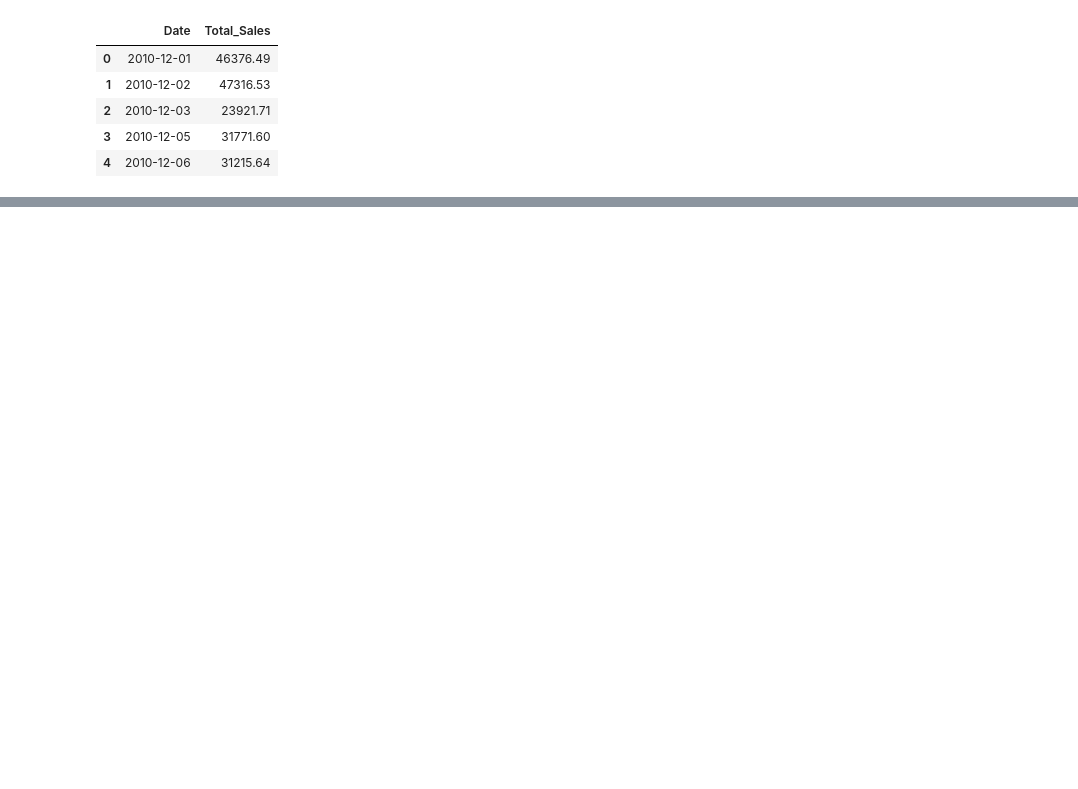
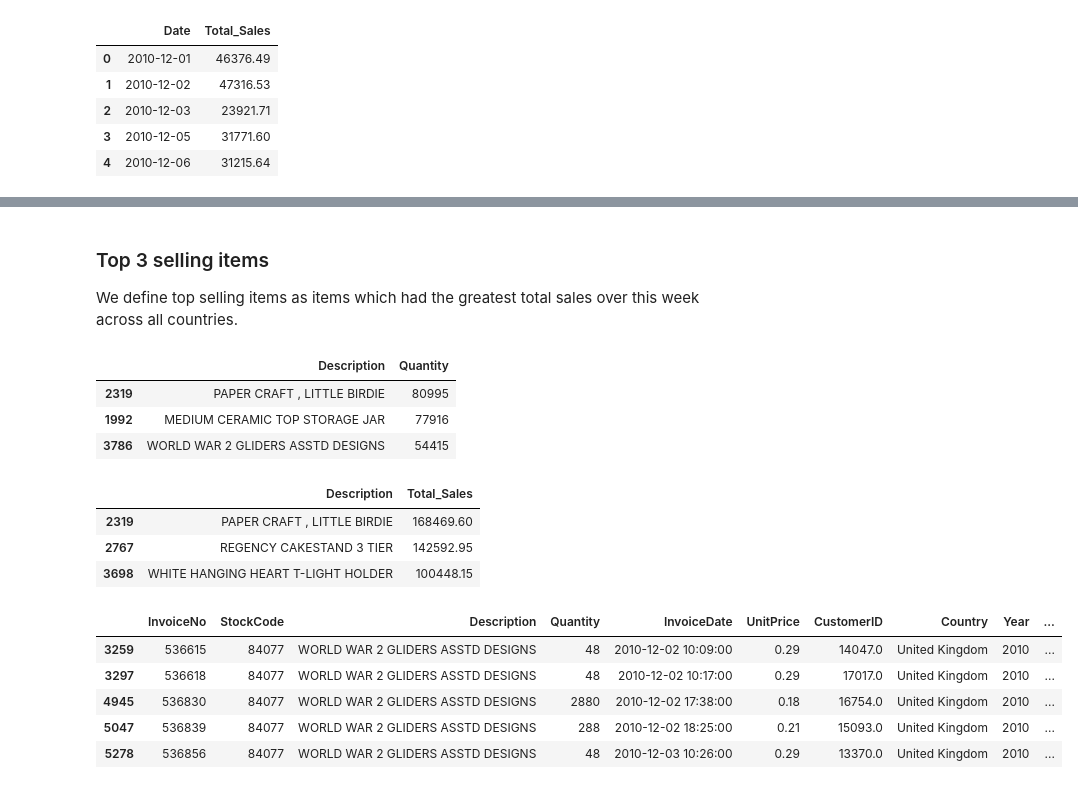
Before and after one commit to sheetalbongale/Retail-Time-Series-Analysis-and-Forecasting, a Jupyter notebook: 01_EDA_and_Feature_Engineering.ipynb, the cells around one changed output, grey strips where cells are left out. Saved outputs shown, nothing was run; the diff lists cells and outputs as text; code cells hidden in the pictures; blank space fills up the shorter version.

```diff
--- a/01_EDA_and_Feature_Engineering.ipynb
+++ b/01_EDA_and_Feature_Engineering.ipynb
@@ -382,3 +370,35 @@ fig.update_layout(xaxis_title="Date", yaxis_title="Total Sales Amount", title='D
 fig.show()
 # %% [output]
 [interactive output not drawn]
+# %% [markdown]
+###  Top 3 selling items
+We define top selling items as items which had the greatest total sales over this
+week across all countries.
+# %%
+top_3 = df.groupby(['Description']).sum()['Quantity'].reset_index().sort_values(by=['Quantity'], ascending = False)
+top_3.head(3)
+# %% [output]
+|  | Description | Quantity |
+| 2319 | PAPER CRAFT , LITTLE BIRDIE | 80995 |
+| 1992 | MEDIUM CERAMIC TOP STORAGE JAR | 77916 |
+| 3786 | WORLD WAR 2 GLIDERS ASSTD DESIGNS | 54415 |
+# %%
+# Lets check what are the top 3 selling items with respect to total revenue
+df.groupby(['Description']).sum()['Total_Sales'].reset_index().sort_values(by=['Total_Sales'], ascending = False).head(3)
+# %% [output]
+|  | Description | Total_Sales |
+| 2319 | PAPER CRAFT , LITTLE BIRDIE | 168469.60 |
+| 2767 | REGENCY CAKESTAND 3 TIER | 142592.95 |
+| 3698 | WHITE HANGING HEART T-LIGHT HOLDER | 100448.15 |
+# %%
+df_top3 = df.loc[(df['Description']=='PAPER CRAFT , LITTLE BIRDIE') |
+       (df['Description']=='MEDIUM CERAMIC TOP STORAGE JAR') |
+      (df['Description']=='WORLD WAR 2 GLIDERS ASSTD DESIGNS')]
+df_top3.head()
+# %% [output]
+|  | InvoiceNo | StockCode | Description | Quantity | InvoiceDate | UnitPrice | CustomerID | Country | Year | ... |
+| 3259 | 536615 | 84077 | WORLD WAR 2 GLIDERS ASSTD DESIGNS | 48 | 2010-12-02 10:09:00 | 0.29 | 14047.0 | United Kingdom | 2010 | ... |
+| 3297 | 536618 | 84077 | WORLD WAR 2 GLIDERS ASSTD DESIGNS | 48 | 2010-12-02 10:17:00 | 0.29 | 17017.0 | United Kingdom | 2010 | ... |
+| 4945 | 536830 | 84077 | WORLD WAR 2 GLIDERS ASSTD DESIGNS | 2880 | 2010-12-02 17:38:00 | 0.18 | 16754.0 | United Kingdom | 2010 | ... |
+| 5047 | 536839 | 84077 | WORLD WAR 2 GLIDERS ASSTD DESIGNS | 288 | 2010-12-02 18:25:00 | 0.21 | 15093.0 | United Kingdom | 2010 | ... |
+| 5278 | 536856 | 84077 | WORLD WAR 2 GLIDERS ASSTD DESIGNS | 48 | 2010-12-03 10:26:00 | 0.29 | 13370.0 | United Kingdom | 2010 | ... |
```
Also changed, not shown: parts of 25 cells of this notebook.
